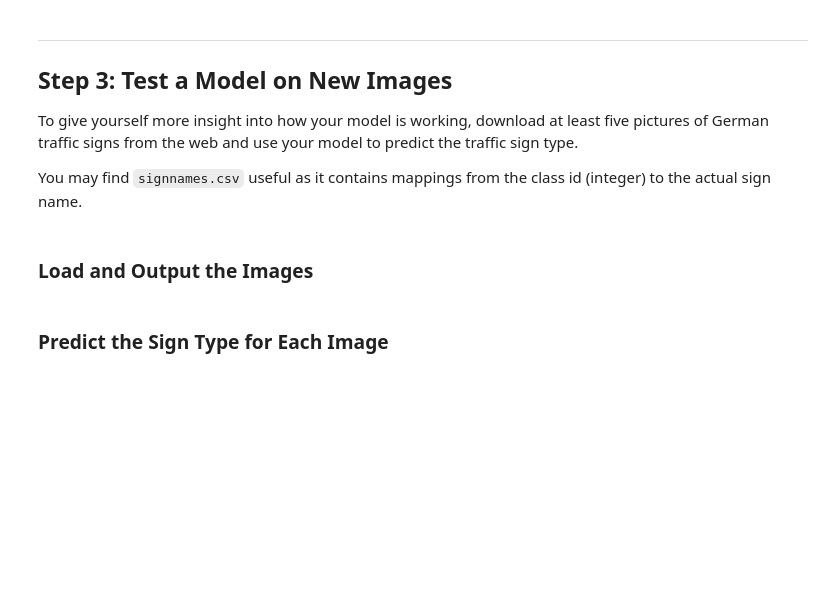
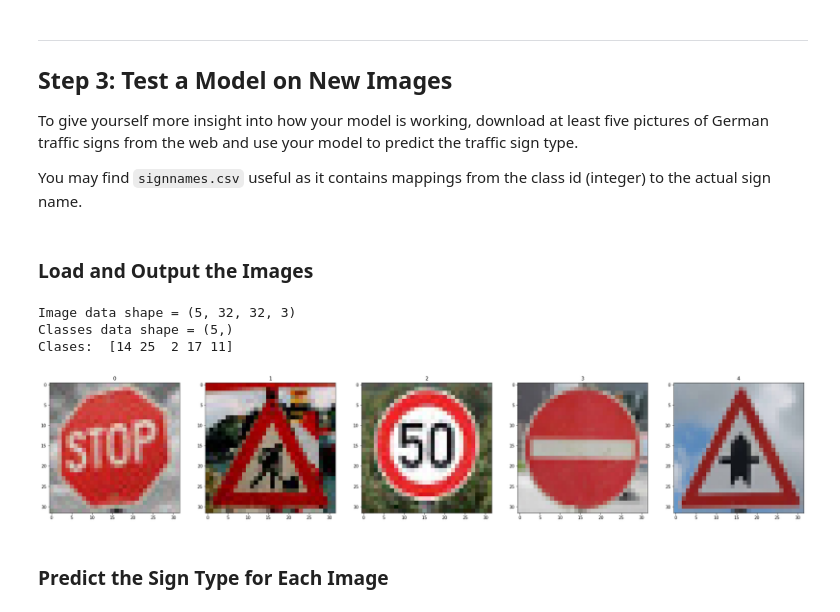
Before and after one commit to edgarcgarzon/CarND-Traffic-Sign-Classifier-P2, a Jupyter notebook: Traffic_Sign_Classifier.ipynb, the cells around one changed output. Saved outputs shown, nothing was run; the diff lists cells and outputs as text; code cells hidden in the pictures; blank space fills up the shorter version.

```diff
--- a/Traffic_Sign_Classifier.ipynb
+++ b/Traffic_Sign_Classifier.ipynb
@@ -797,19 +797,32 @@ You may find `signnames.csv` useful as it contains mappings from the class id (i
 # %%
 import os
 import matplotlib.image as mpimg
 
 directory = "TestImages/"
 
 ImageFiles = os.listdir(directory)
-Images = []
+X_images = []
+y_images = []
 for file in ImageFiles:
-    Images.append(mpimg.imread(directory + file))
+    X_images.append(mpimg.imread(directory + file))
+    y_images.append(int(file.split('.')[0]))
 
-Images = [np.array(im).reshape(32,32,3) for im in Images]
-Images = np.array(Images)
-print("Image data shape =", Images.shape)
 
+X_images = [np.array(im).reshape(32,32,3) for im in X_images]
+
+X_images = np.array(X_images)
+y_images = np.array(y_images)
+
+print("Image data shape =", X_images.shape)
+print("Classes data shape =", y_images.shape)
+
+print("Clases: ", y_images)
 index = [x for x in range(5)]
-printImages(Images, index)
+printImages(X_images, index)
+# %% [output]
+Image data shape = (5, 32, 32, 3)
+Classes data shape = (5,)
+Clases:  [14 25  2 17 11]
+[figure, added]
 # %% [markdown]
 ### Predict the Sign Type for Each Image
```
Also changed, not shown: parts of 21 cells of this notebook.
